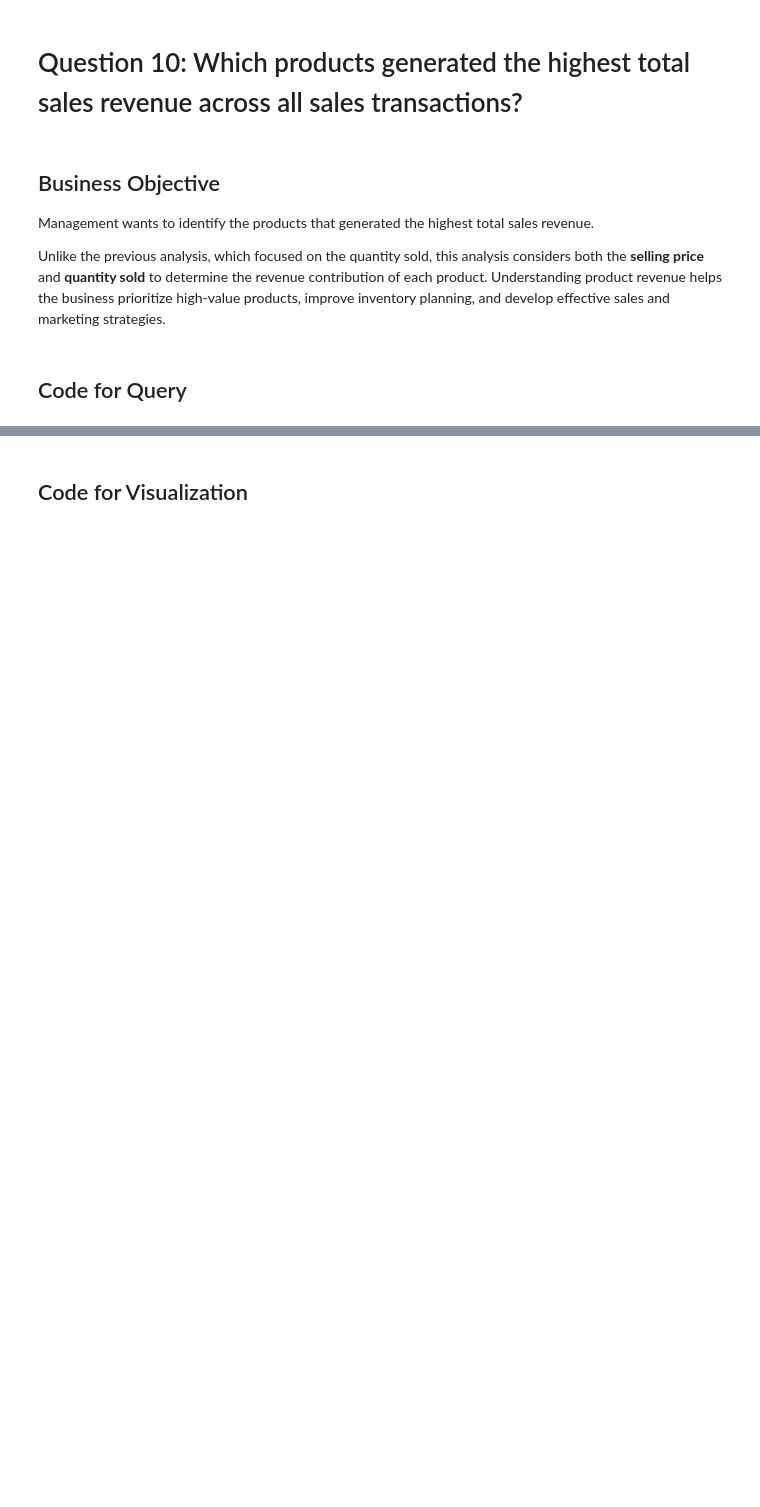
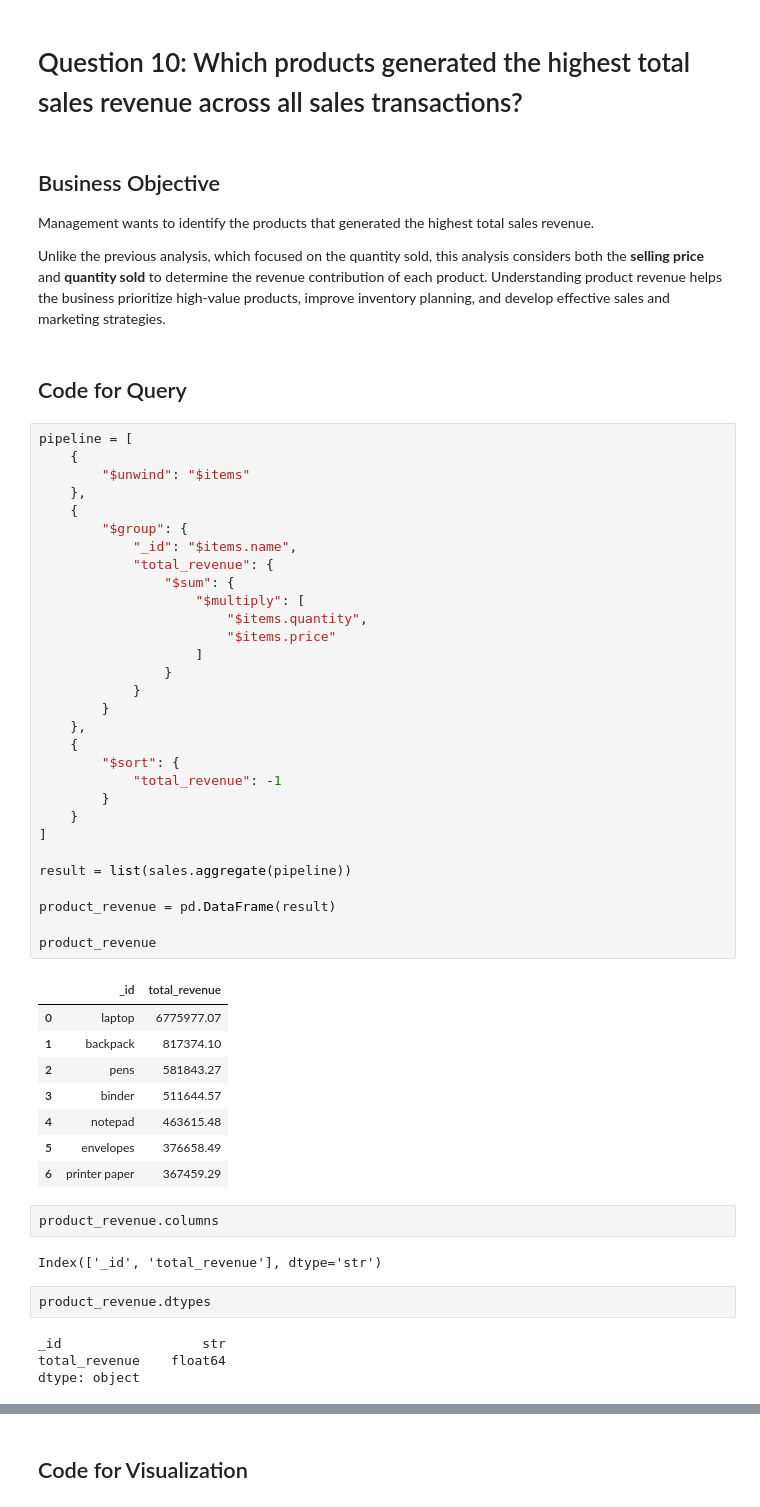
Before and after one commit to thanuja-reddi/MongoDB_EDA_Case_Study, a Jupyter notebook: notebooks/homework_casestudy_questions.ipynb, the cells around one changed output, grey strips where cells are left out. Drawn from its saved outputs; the diff is of its cells as text; blank space fills up the shorter version.

```diff
--- a/notebooks/homework_casestudy_questions.ipynb
+++ b/notebooks/homework_casestudy_questions.ipynb
@@ -759,3 +759,52 @@ Management wants to identify the products that generated the highest total sales
 Unlike the previous analysis, which focused on the quantity sold, this analysis considers both the **selling price** and **quantity sold** to determine the revenue contribution of each product. Understanding product revenue helps the business prioritize high-value products, improve inventory planning, and develop effective sales and marketing strategies.
 # %% [markdown]
 ## Code for Query
+# %%
+pipeline = [
+    {
+        "$unwind": "$items"
+    },
+    {
+        "$group": {
+            "_id": "$items.name",
+            "total_revenue": {
+                "$sum": {
+                    "$multiply": [
+                        "$items.quantity",
+                        "$items.price"
+                    ]
+                }
+            }
+        }
+    },
+    {
+        "$sort": {
+            "total_revenue": -1
+        }
+    }
+]
+
+result = list(sales.aggregate(pipeline))
+
+product_revenue = pd.DataFrame(result)
+
+product_revenue
+# %% [output]
+|  | _id | total_revenue |
+| 0 | laptop | 6775977.07 |
+| 1 | backpack | 817374.10 |
+| 2 | pens | 581843.27 |
+| 3 | binder | 511644.57 |
+| 4 | notepad | 463615.48 |
+| 5 | envelopes | 376658.49 |
+| 6 | printer paper | 367459.29 |
+# %%
+product_revenue.columns
+# %% [output]
+Index(['_id', 'total_revenue'], dtype='str')
+# %%
+product_revenue.dtypes
+# %% [output]
+_id                  str
+total_revenue    float64
+dtype: object
```
Also changed, not shown: parts of 4 cells of this notebook.
